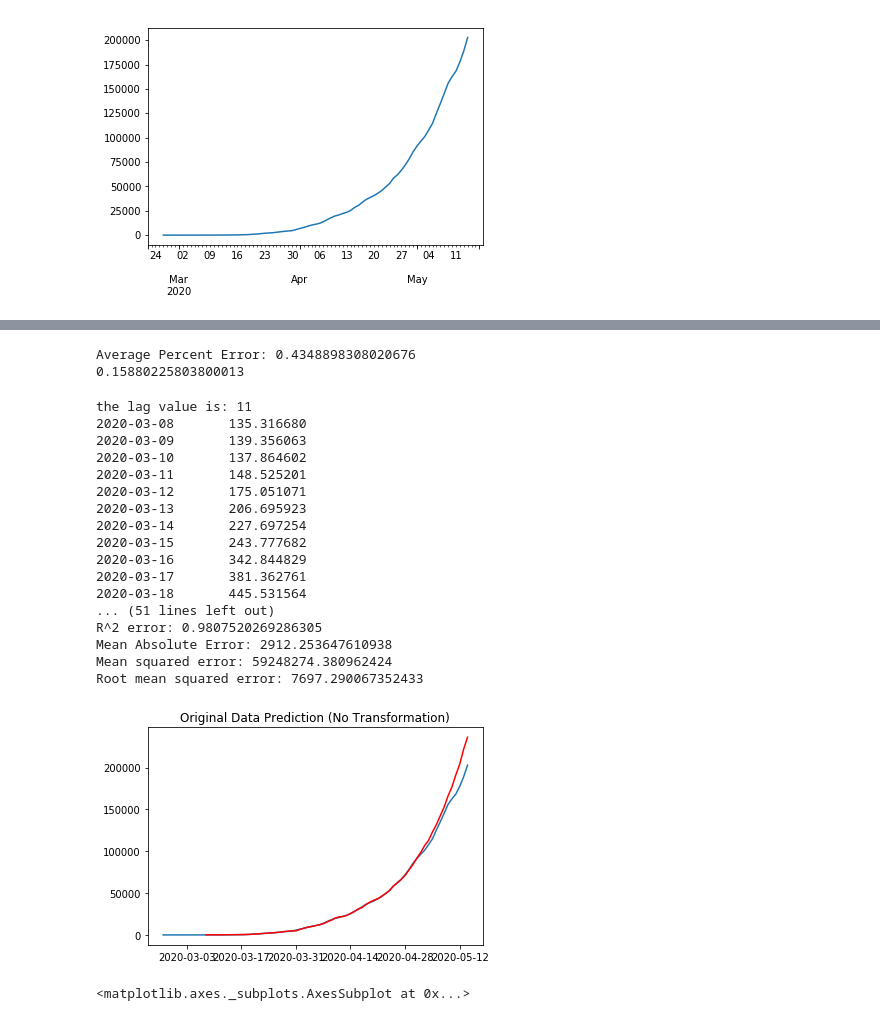
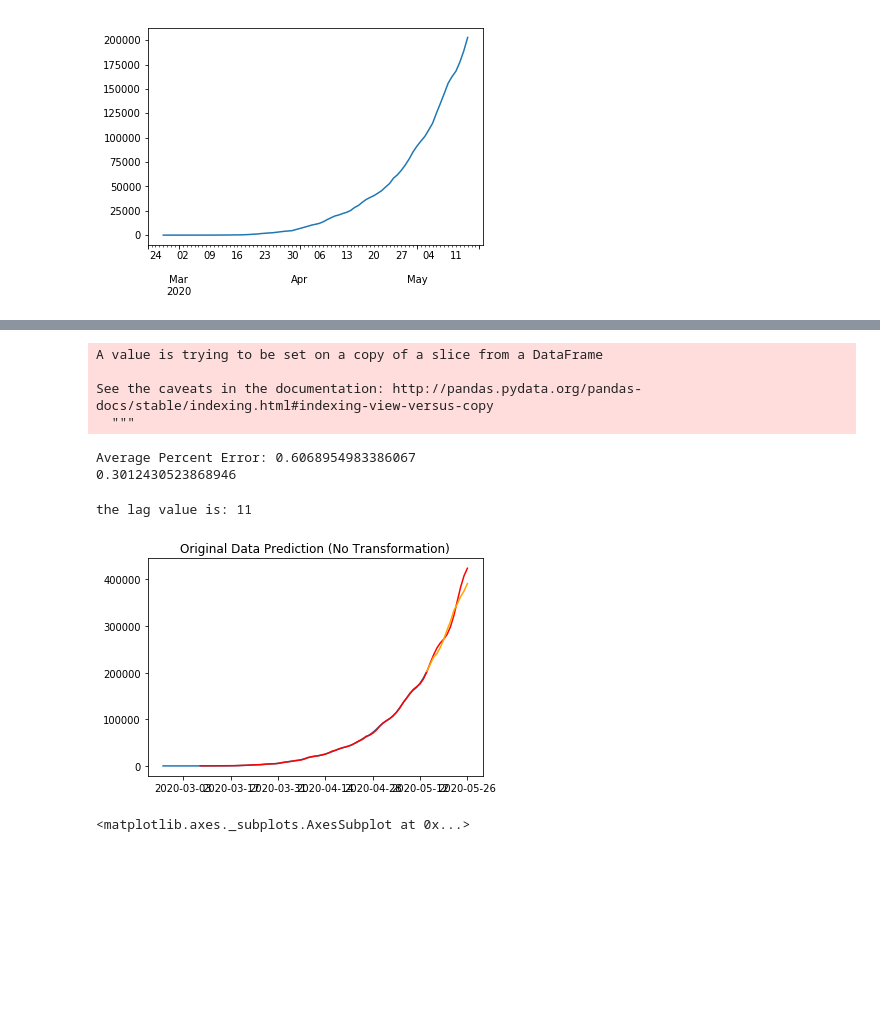
Before and after one commit to sundar1122/covid19, a Jupyter notebook: Brazil Analysis.ipynb, the cells around one changed output, grey strips where cells are left out. Cells and saved outputs as stored; diff of their text form; code cells hidden in the pictures; blank space fills up the shorter version.

```diff
--- a/Brazil Analysis.ipynb
+++ b/Brazil Analysis.ipynb
@@ -244,12 +190,16 @@ Root mean squared error: 13024.846414063657
 # %%
 comb['Error'] = np.nan
 n = 0
-while (n < len(comb['Obs'])):
-    error = (comb['Predict'][n] - comb['Obs'][n]) / comb['Obs'][n]
+while (n < len(comb['Y_predicted'])):
+    error = (comb['Y_predicted'][n] - comb['Y_original'][n]) / comb['Y_original'][n]
     comb['Error'][n] = error
     n += 1
 print("Average Percent Error: %s" % np.mean(comb['Error']))
-print(np.sum(comb['Error'][7:]) / (68-7))
+print(np.sum(comb['Error'][18:]) / (79-18))
 # %% [output]
-Average Percent Error: 0.4348898308020676
-0.15880225803800013
+A value is trying to be set on a copy of a slice from a DataFrame
+
+See the caveats in the documentation: http://pandas.pydata.org/pandas-docs/stable/indexing.html#indexing-view-versus-copy
+  """
+Average Percent Error: 0.6068954983386067
+0.3012430523868946
@@ -256 +208,46 @@ Average Percent Error: 0.4348898308020676
+# %%
+brazil_new_df = pd.read_csv('brazil_covid19_new.csv')
+# %%
+brazil_new_df['date'] = pd.to_datetime(brazil_new_df['date'])
+# %%
+new_dates = []
+new_cases = []
+date = brazil_new_df['date'][1680]
+while (date <= datetime.strptime('2020-05-26', '%Y-%m-%d')):
+    total = 0
+    for x in brazil_new_df[brazil_new_df['date'] == date]['cases']:
+        total = total + x
+    new_cases.append(total)
+    new_dates.append(date)
+    date = date + timedelta(1)
+new_case= list(zip(new_dates, new_cases))
+new_case_df = pd.DataFrame(new_case, columns = ['New Dates', 'New Cases'])
+# %%
+from statsmodels.tsa.ar_model import AR
+from sklearn.metrics import r2_score
+
+def orig_pred(data, new_data):
+
+    Y = data
+    n = int(np.floor(0.05 * len(Y)))
+    train = Y[: len(Y) - n]
+    test = Y
+
+    model = AR(train)
+    model_fitted = model.fit()
+    print('the lag value is: %s' % model_fitted.k_ar)
+    lag = model_fitted.k_ar
+
+    predict = model_fitted.predict(start = lag, end = len(test) - 1 + 12, dynamic = False)
+
+
+    plt.plot(data)
+    plt.title("Original Data Prediction (No Transformation)")
+    plt.plot(predict, color = 'red')
+    plt.plot(new_data['New Dates'], new_data['New Cases'], color = 'orange')
+# %%
+orig_pred(date_case_2, new_case_df)
+# %% [output]
+the lag value is: 11
+[figure, added]
 # %%
@@ -292,27 +268,6 @@ def orig_pred(data):
 
     rmse = np.sqrt(mse)
     print('Root mean squared error: %s' % rmse)
-# %%
-orig_pred(date_case_2)
-# %% [output]
-the lag value is: 11
-2020-03-08       135.316680
-2020-03-09       139.356063
-2020-03-10       137.864602
-2020-03-11       148.525201
-2020-03-12       175.051071
-2020-03-13       206.695923
-2020-03-14       227.697254
-2020-03-15       243.777682
-2020-03-16       342.844829
-2020-03-17       381.362761
-2020-03-18       445.531564
-... (51 lines left out)
-R^2 error: 0.9807520269286305
-Mean Absolute Error: 2912.253647610938
-Mean squared error: 59248274.380962424
-Root mean squared error: 7697.290067352433
-[figure, removed]
 # %%
 ##differencing
 date_case_2['CasesDiff'] = date_case_2['Cases'] = date_case_2['Cases'].shift(1)
```
Also changed, not shown: parts of 11 cells of this notebook, 3 other files.
